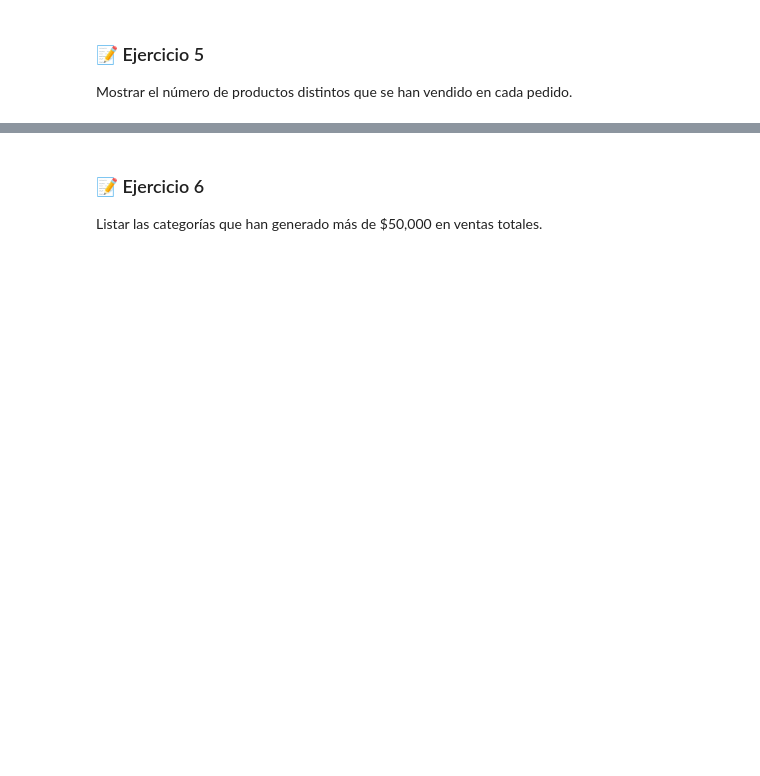
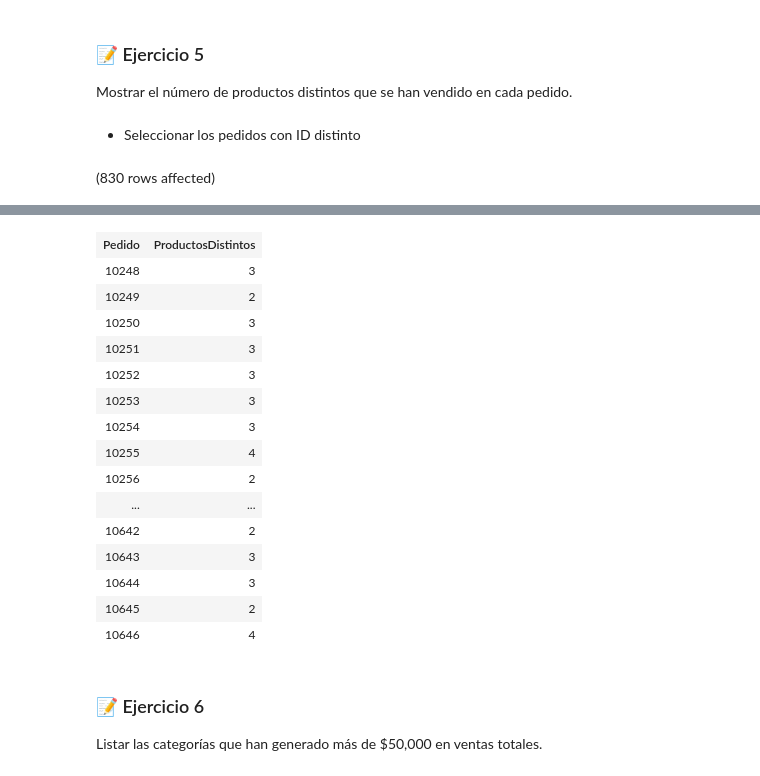
Before and after one commit to c04o/select-queries, a Jupyter notebook: taller.ipynb, the cells around one changed output, grey strips where cells are left out. Cells and saved outputs as stored; diff of their text form; code cells hidden in the pictures; blank space fills up the shorter version.

```diff
--- a/taller.ipynb
+++ b/taller.ipynb
@@ -38,3 +120,11 @@ Obtener el total de ventas por cada empleado (sumando el subtotal de sus pedidos
 # %% [markdown]
 ### 📝 Ejercicio 5
 Mostrar el número de productos distintos que se han vendido en cada pedido.
+# %% [markdown]
+- Seleccionar los pedidos con ID distinto
+# %%
+SELECT OrderID AS Pedido, COUNT(DISTINCT ProductID) AS ProductosDistintos
+FROM [Order Details]
+GROUP BY OrderID;
+# %% [output]
+(830 rows affected)
@@ -41,3 +132,19 @@ Mostrar el número de productos distintos que se han vendido en cada pedido.
+| Pedido | ProductosDistintos |
+| 10248 | 3 |
+| 10249 | 2 |
+| 10250 | 3 |
+| 10251 | 3 |
+| 10252 | 3 |
+| 10253 | 3 |
+| 10254 | 3 |
+| 10255 | 4 |
+| 10256 | 2 |
+| ... | ... |
+| 10642 | 2 |
+| 10643 | 3 |
+| 10644 | 3 |
+| 10645 | 2 |
+| 10646 | 4 |
 # %% [markdown]
 ### 📝 Ejercicio 6
 Listar las categorías que han generado más de $50,000 en ventas totales.
```
Also changed, not shown: parts of 13 cells of this notebook, 1 other file.
